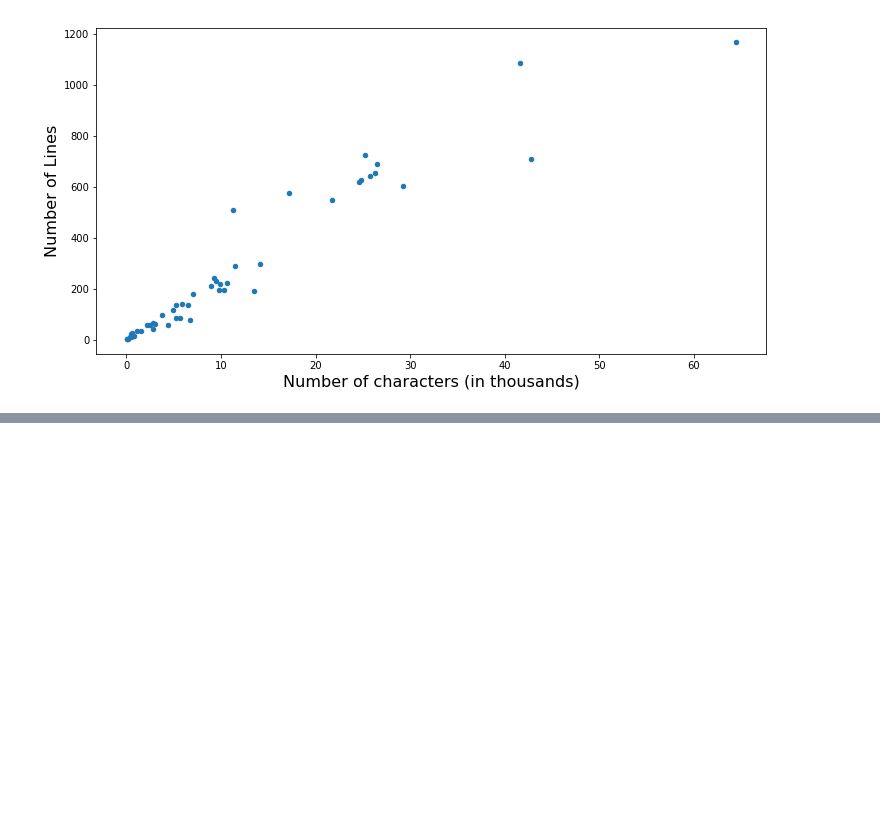
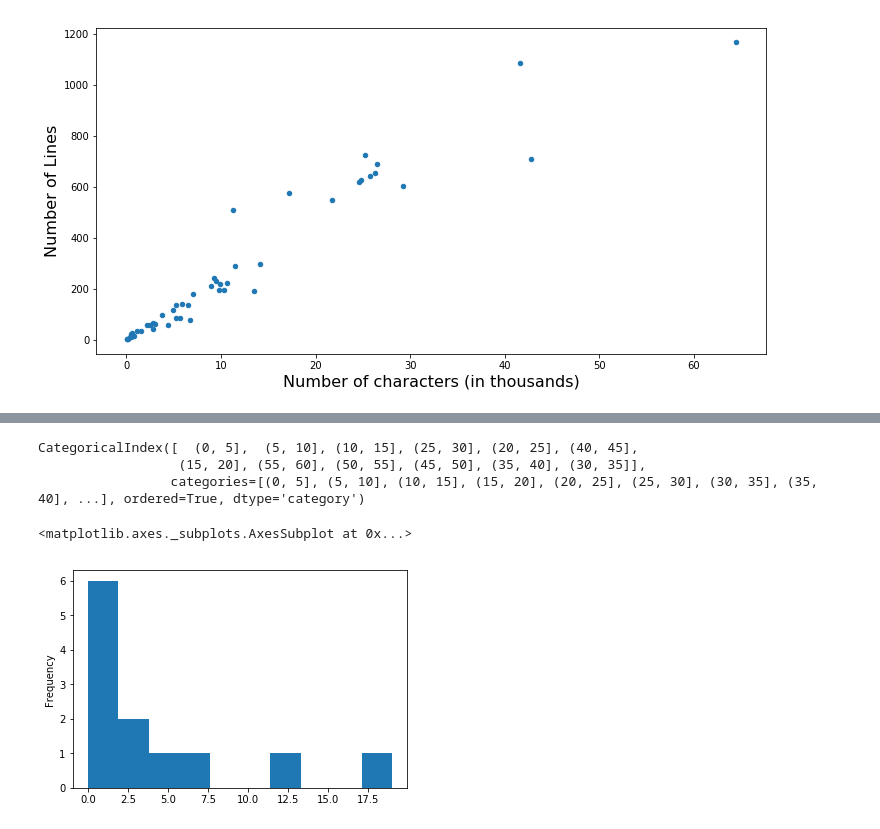
Before and after one commit to chikoungoun/OpenIntro, a Jupyter notebook: openintro_chap_1.ipynb, the cells around one changed output, grey strips where cells are left out. Cells and saved outputs as stored; diff of their text form; code cells hidden in the pictures; blank space fills up the shorter version.

```diff
--- a/openintro_chap_1.ipynb
+++ b/openintro_chap_1.ipynb
@@ -214,0 +242,2 @@ plt.ylabel('Number of Lines',fontsize=16)
+# %%
+ar = np.linspace(0, 65, 13, endpoint=False)
@@ -214,0 +249,2 @@ plt.ylabel('Number of Lines',fontsize=16)
+# %%
+x = pd.cut(e50['num_char'],bins=ar)
@@ -214,0 +267,13 @@ plt.ylabel('Number of Lines',fontsize=16)
+# %%
+freq = x.value_counts()
+# %%
+freq.index
+# %% [output]
+CategoricalIndex([  (0, 5],  (5, 10], (10, 15], (25, 30], (20, 25], (40, 45],
+                  (15, 20], (55, 60], (50, 55], (45, 50], (35, 40], (30, 35]],
+                 categories=[(0, 5], (5, 10], (10, 15], (15, 20], (20, 25], (25, 30], (30, 35], (35, 40], ...], ordered=True, dtype='category')
+# %%
+freq.plot.hist(x=freq.index)
+# %% [output]
+<matplotlib.axes._subplots.AxesSubplot at 0x...>
+[figure, added]
```
Also changed, not shown: parts of 15 cells of this notebook.
